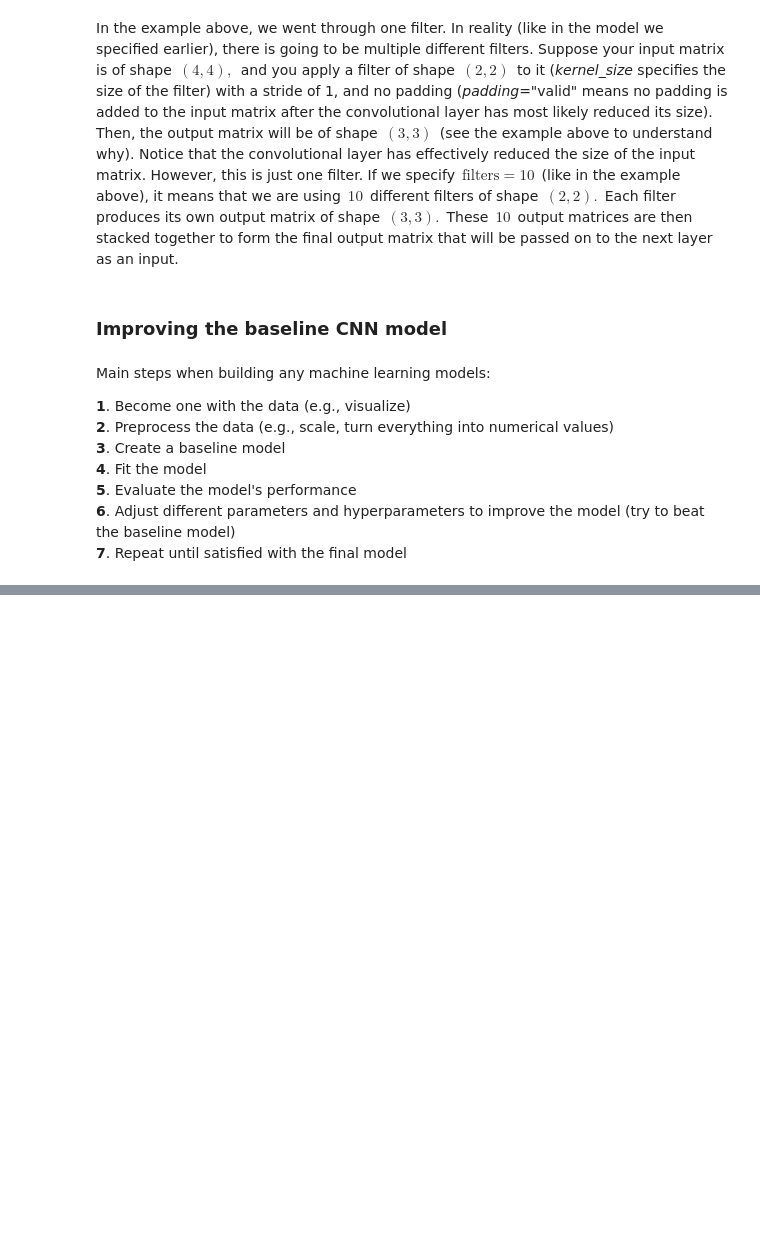
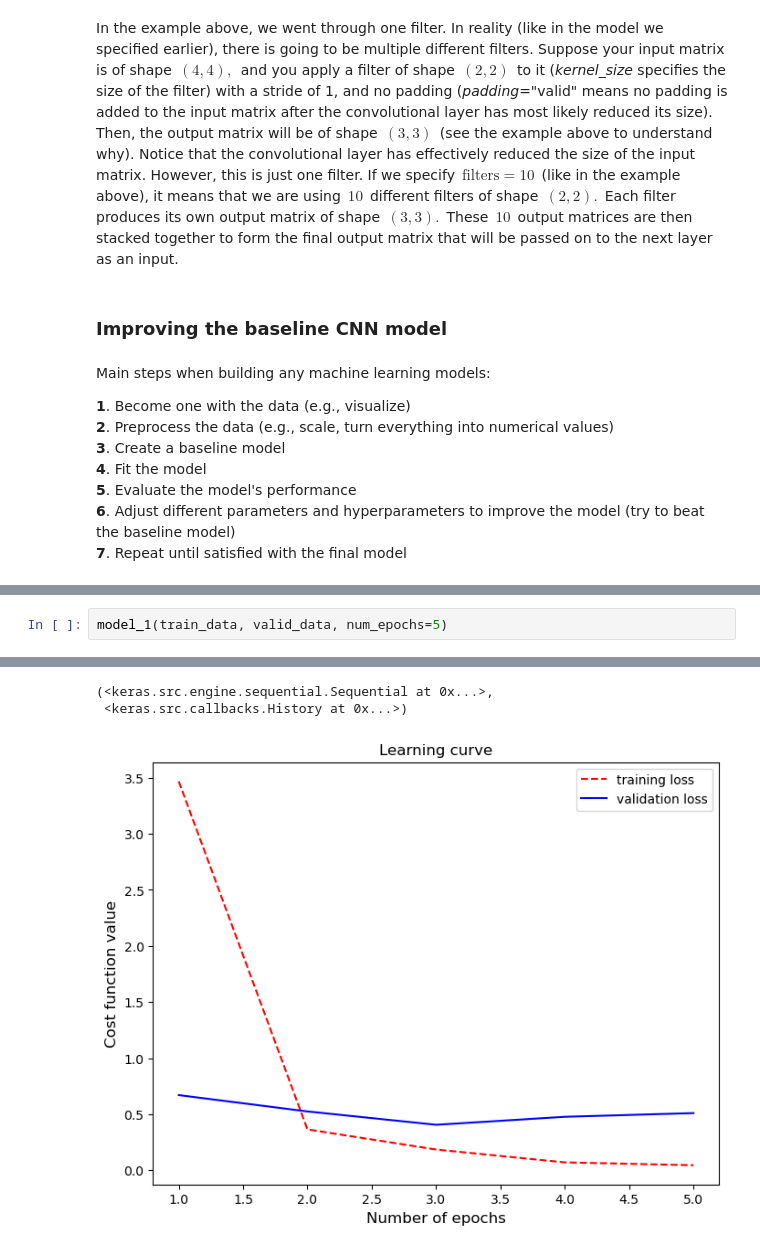
Before and after one commit to HerraKaava/tensorflow, a Jupyter notebook: CNNs/Intro_to_computer_vision.ipynb, the cells around one changed output, grey strips where cells are left out. Cells and saved outputs as stored; diff of their text form; blank space fills up the shorter version.

```diff
--- a/CNNs/Intro_to_computer_vision.ipynb
+++ b/CNNs/Intro_to_computer_vision.ipynb
@@ -689,0 +720,3 @@ Main steps when building any machine learning models:
+# %%
+model_1(train_data, valid_data, num_epochs=5)
+# %% [output]
@@ -689,0 +733,3 @@ Main steps when building any machine learning models:
+(<keras.src.engine.sequential.Sequential at 0x...>,
+ <keras.src.callbacks.History at 0x...>)
+[figure, added]
```
Also changed, not shown: parts of 18 cells of this notebook.
